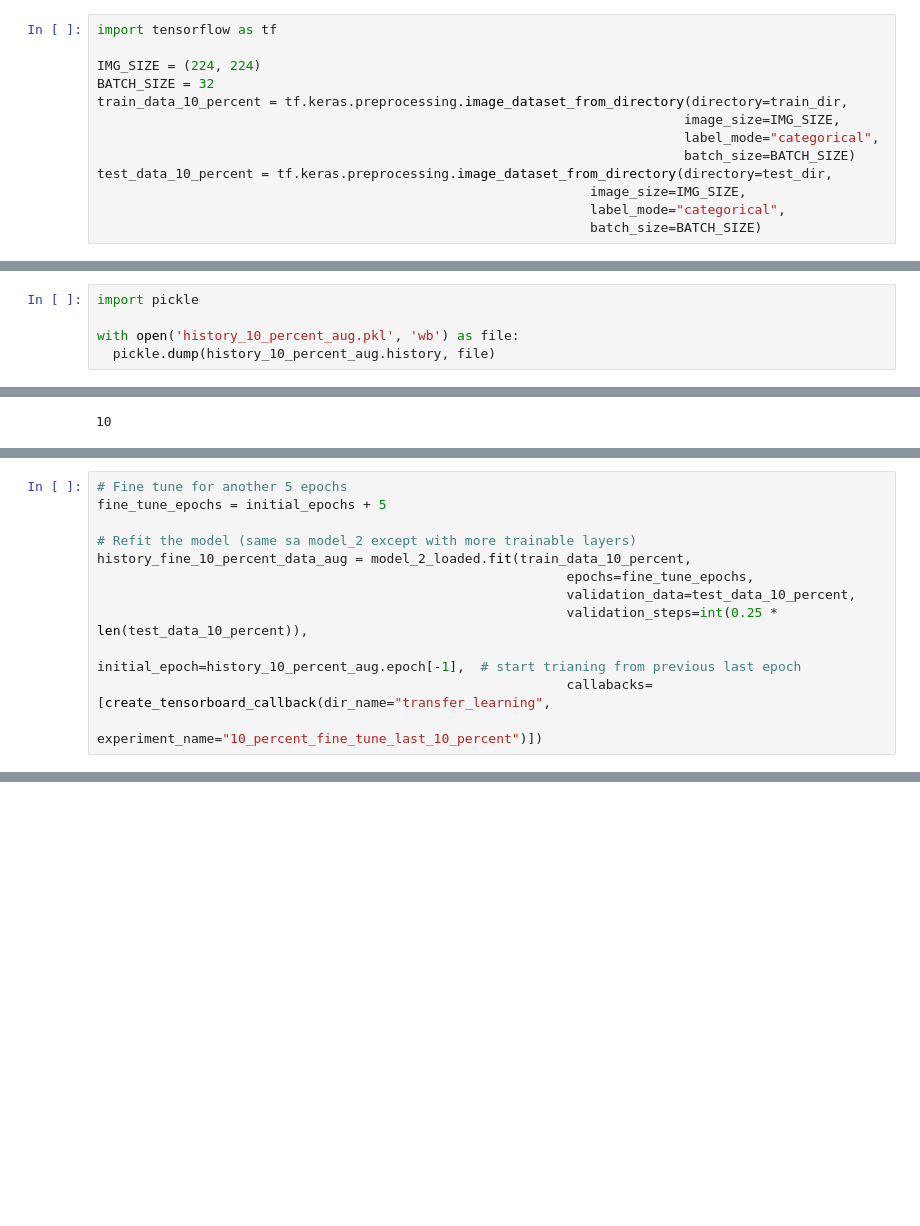
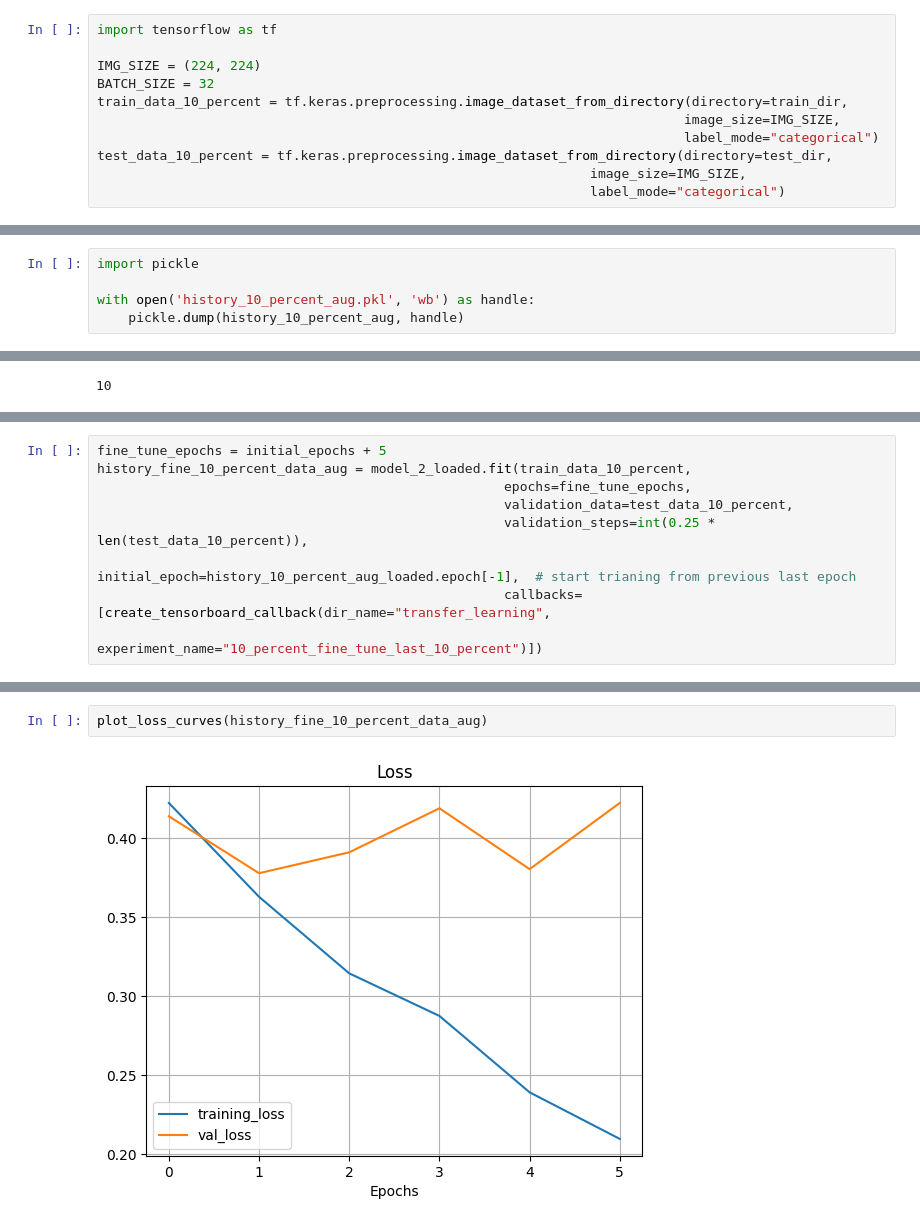
Before and after one commit to KajetanFrackowiak/tensorflow_fundamentals, a Jupyter notebook: 05_transfer_learning_in_tensorflow_part_2_fine_tuning.ipynb, the cells around one changed output, grey strips where cells are left out. Cells and saved outputs as stored; diff of their text form; blank space fills up the shorter version.

```diff
--- a/05_transfer_learning_in_tensorflow_part_2_fine_tuning.ipynb
+++ b/05_transfer_learning_in_tensorflow_part_2_fine_tuning.ipynb
@@ -79,12 +79,10 @@ IMG_SIZE = (224, 224)
 BATCH_SIZE = 32
 train_data_10_percent = tf.keras.preprocessing.image_dataset_from_directory(directory=train_dir,
                                                                            image_size=IMG_SIZE,
-                                                                           label_mode="categorical",
-                                                                           batch_size=BATCH_SIZE)
+                                                                           label_mode="categorical")
 test_data_10_percent = tf.keras.preprocessing.image_dataset_from_directory(directory=test_dir,
                                                                image_size=IMG_SIZE,
-                                                               label_mode="categorical",
-                                                               batch_size=BATCH_SIZE)
+                                                               label_mode="categorical")
 # %% [output]
 Found 750 files belonging to 10 classes.
 Found 2500 files belonging to 10 classes.
@@ -588,5 +598,5 @@ Epoch 5: saving model to ten_percent_model_checkpoints_weghts/checkpoint.ckpt
 # %%
 import pickle
 
-with open('history_10_percent_aug.pkl', 'wb') as file:
-  pickle.dump(history_10_percent_aug.history, file)
+with open('history_10_percent_aug.pkl', 'wb') as handle:
+    pickle.dump(history_10_percent_aug, handle)
@@ -711,13 +705,10 @@ with open('history_10_percent_aug.pkl', 'rb') as file:
 # %%
-# Fine tune for another 5 epochs
 fine_tune_epochs = initial_epochs + 5
-
-# Refit the model (same sa model_2 except with more trainable layers)
 history_fine_10_percent_data_aug = model_2_loaded.fit(train_data_10_percent,
-                                                            epochs=fine_tune_epochs,
-                                                            validation_data=test_data_10_percent,
-                                                            validation_steps=int(0.25 * len(test_data_10_percent)),
-                                                            initial_epoch=history_10_percent_aug.epoch[-1],  # start trianing from previous last epoch
-                                                            callabacks=[create_tensorboard_callback(dir_name="transfer_learning",
-                                                                                                     experiment_name="10_percent_fine_tune_last_10_percent")])
+                                                    epochs=fine_tune_epochs,
+                                                    validation_data=test_data_10_percent,
+                                                    validation_steps=int(0.25 * len(test_data_10_percent)),
+                                                    initial_epoch=history_10_percent_aug_loaded.epoch[-1],  # start trianing from previous last epoch
+                                                    callbacks=[create_tensorboard_callback(dir_name="transfer_learning",
+                                                                                          experiment_name="10_percent_fine_tune_last_10_percent")])
 # %% [output]
@@ -724,0 +743,4 @@ NameError: ignored
+# %%
+plot_loss_curves(history_fine_10_percent_data_aug)
+# %% [output]
+[figure, added]
```
Also changed, not shown: parts of 44 cells of this notebook.
